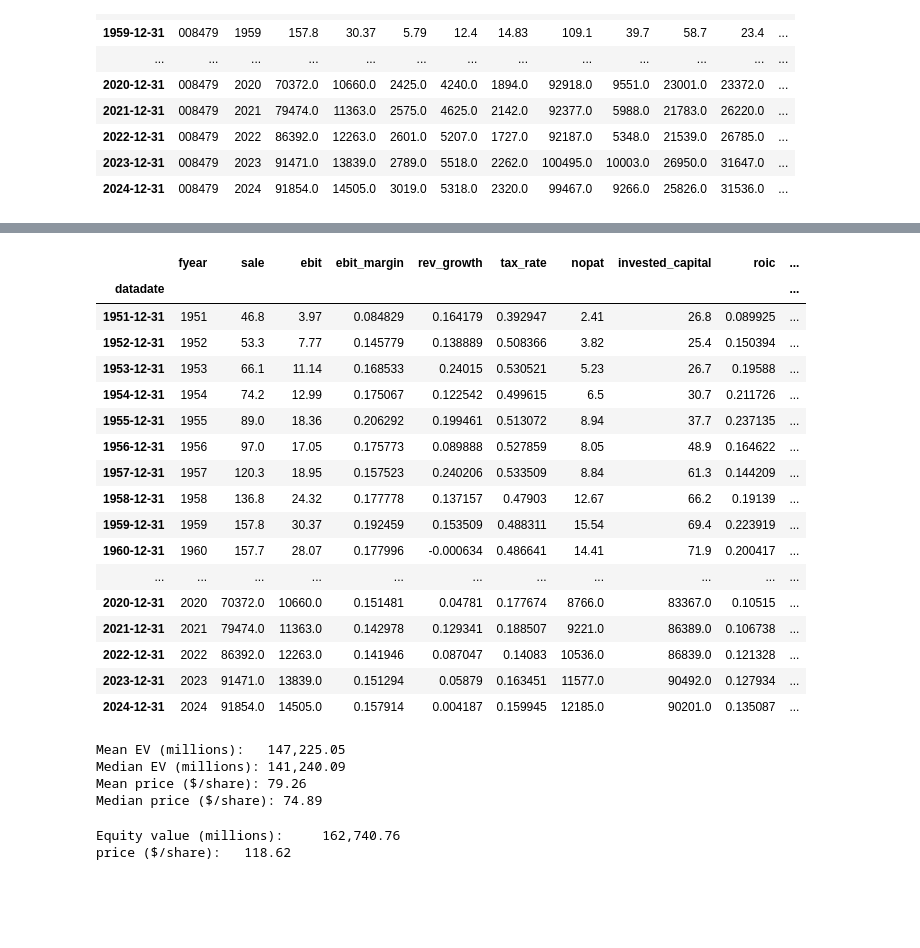
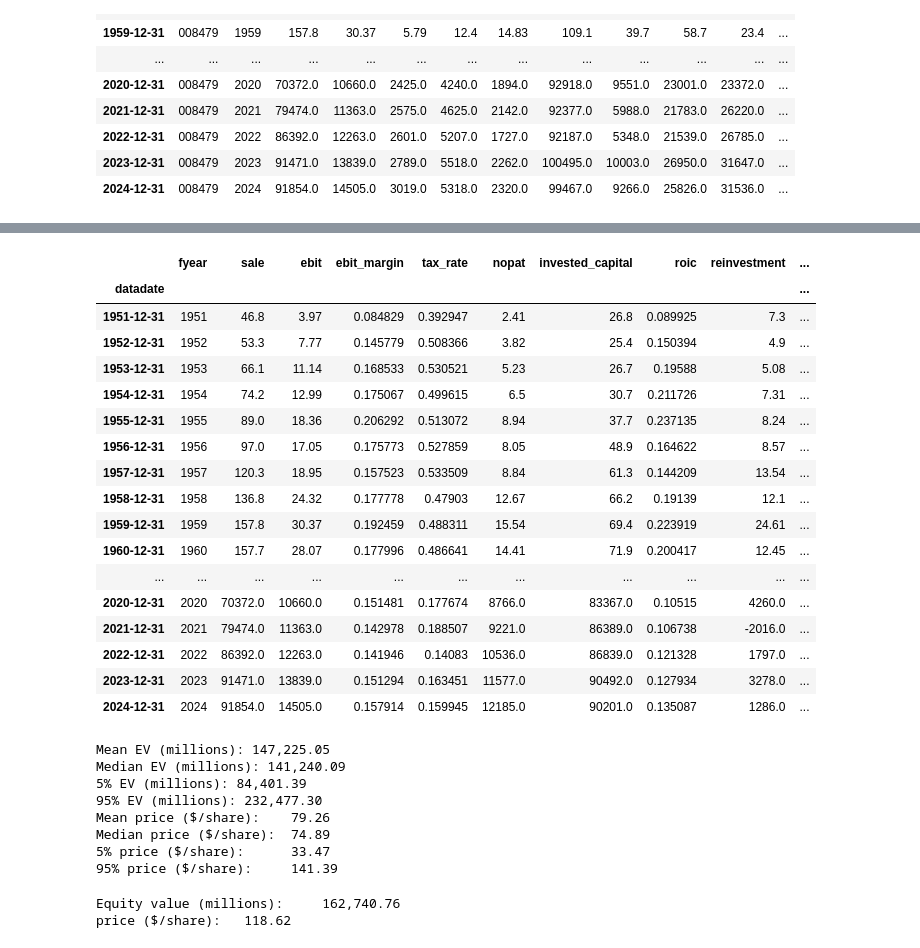
Before and after one commit to Edmontong/Bootcamp25_finalproject_Montecarlo_ROIC-based-DCF_valuation_model, a Jupyter notebook: final_project_bootcamp_montecarlo_dcf.ipynb, the cells around one changed output, grey strips where cells are left out. Drawn from its saved outputs; the diff is of its cells as text; code cells hidden in the pictures; blank space fills up the shorter version.

```diff
--- a/final_project_bootcamp_montecarlo_dcf.ipynb
+++ b/final_project_bootcamp_montecarlo_dcf.ipynb
@@ -149,51 +149,49 @@ memory usage: 10.4 KB
 # %%
 #computation for other financial using a portion of the dataframe's data
 # EBIT margin
 comp['ebit_margin'] = comp['ebit'] / comp['sale']
-# revenue growth
-comp['rev_growth'] = comp['sale'].pct_change()
 # raw effective tax rate = taxes / EBIT (avoid div by 0)
 comp['tax_rate'] = comp['txt'] / comp['ebit'].replace(0, np.nan)
 # NOPAT = EBIT * (1 - tax rate)
 comp['nopat'] = comp['ebit'] * (1 - comp['tax_rate'])
 # invested capital: total assets - cash
 comp['invested_capital'] = comp['at'] - comp['che']
 # ROIC = NOPAT_t / IC
 comp['roic'] = comp['nopat'] / comp['invested_capital']
 # Net working capital
 comp['nwc'] = comp['act'] - comp['lct']
 # Change in NWC
 comp['change_nwc'] = comp['nwc'] - comp['nwc'].shift(1)
 # Reinvestment = Capex - Depreciation + change in NWC
 comp['reinvestment'] = comp['capx'] - comp['dp'] + comp['change_nwc']
 # Reinvestment rate RR = Reinvestment / NOPAT
 comp['rr'] = comp['reinvestment'] / comp['nopat']
 #financial to be plugged in Monte carlo
 driver_cols = [
-    'fyear', 'sale', 'ebit', 'ebit_margin', 'rev_growth',
+    'fyear', 'sale', 'ebit', 'ebit_margin',
     'tax_rate', 'nopat', 'invested_capital', 'roic',
     'reinvestment', 'rr'] #key financials to be used for data which are plugged into monte carlo
 drivers = comp[driver_cols].dropna()
 drivers
 # %% [output]
-|  | fyear | sale | ebit | ebit_margin | rev_growth | tax_rate | nopat | invested_capital | roic | ... |
+|  | fyear | sale | ebit | ebit_margin | tax_rate | nopat | invested_capital | roic | reinvestment | ... |
 | datadate |  |  |  |  |  |  |  |  |  | ... |
-| 1951-12-31 | 1951 | 46.8 | 3.97 | 0.084829 | 0.164179 | 0.392947 | 2.41 | 26.8 | 0.089925 | ... |
-| 1952-12-31 | 1952 | 53.3 | 7.77 | 0.145779 | 0.138889 | 0.508366 | 3.82 | 25.4 | 0.150394 | ... |
-| 1953-12-31 | 1953 | 66.1 | 11.14 | 0.168533 | 0.24015 | 0.530521 | 5.23 | 26.7 | 0.19588 | ... |
-| 1954-12-31 | 1954 | 74.2 | 12.99 | 0.175067 | 0.122542 | 0.499615 | 6.5 | 30.7 | 0.211726 | ... |
-| 1955-12-31 | 1955 | 89.0 | 18.36 | 0.206292 | 0.199461 | 0.513072 | 8.94 | 37.7 | 0.237135 | ... |
-| 1956-12-31 | 1956 | 97.0 | 17.05 | 0.175773 | 0.089888 | 0.527859 | 8.05 | 48.9 | 0.164622 | ... |
-| 1957-12-31 | 1957 | 120.3 | 18.95 | 0.157523 | 0.240206 | 0.533509 | 8.84 | 61.3 | 0.144209 | ... |
-| 1958-12-31 | 1958 | 136.8 | 24.32 | 0.177778 | 0.137157 | 0.47903 | 12.67 | 66.2 | 0.19139 | ... |
-| 1959-12-31 | 1959 | 157.8 | 30.37 | 0.192459 | 0.153509 | 0.488311 | 15.54 | 69.4 | 0.223919 | ... |
-| 1960-12-31 | 1960 | 157.7 | 28.07 | 0.177996 | -0.000634 | 0.486641 | 14.41 | 71.9 | 0.200417 | ... |
+| 1951-12-31 | 1951 | 46.8 | 3.97 | 0.084829 | 0.392947 | 2.41 | 26.8 | 0.089925 | 7.3 | ... |
+| 1952-12-31 | 1952 | 53.3 | 7.77 | 0.145779 | 0.508366 | 3.82 | 25.4 | 0.150394 | 4.9 | ... |
+| 1953-12-31 | 1953 | 66.1 | 11.14 | 0.168533 | 0.530521 | 5.23 | 26.7 | 0.19588 | 5.08 | ... |
+| 1954-12-31 | 1954 | 74.2 | 12.99 | 0.175067 | 0.499615 | 6.5 | 30.7 | 0.211726 | 7.31 | ... |
+| 1955-12-31 | 1955 | 89.0 | 18.36 | 0.206292 | 0.513072 | 8.94 | 37.7 | 0.237135 | 8.24 | ... |
+| 1956-12-31 | 1956 | 97.0 | 17.05 | 0.175773 | 0.527859 | 8.05 | 48.9 | 0.164622 | 8.57 | ... |
+| 1957-12-31 | 1957 | 120.3 | 18.95 | 0.157523 | 0.533509 | 8.84 | 61.3 | 0.144209 | 13.54 | ... |
+| 1958-12-31 | 1958 | 136.8 | 24.32 | 0.177778 | 0.47903 | 12.67 | 66.2 | 0.19139 | 12.1 | ... |
+| 1959-12-31 | 1959 | 157.8 | 30.37 | 0.192459 | 0.488311 | 15.54 | 69.4 | 0.223919 | 24.61 | ... |
+| 1960-12-31 | 1960 | 157.7 | 28.07 | 0.177996 | 0.486641 | 14.41 | 71.9 | 0.200417 | 12.45 | ... |
 | ... | ... | ... | ... | ... | ... | ... | ... | ... | ... | ... |
-| 2020-12-31 | 2020 | 70372.0 | 10660.0 | 0.151481 | 0.04781 | 0.177674 | 8766.0 | 83367.0 | 0.10515 | ... |
-| 2021-12-31 | 2021 | 79474.0 | 11363.0 | 0.142978 | 0.129341 | 0.188507 | 9221.0 | 86389.0 | 0.106738 | ... |
-| 2022-12-31 | 2022 | 86392.0 | 12263.0 | 0.141946 | 0.087047 | 0.14083 | 10536.0 | 86839.0 | 0.121328 | ... |
-| 2023-12-31 | 2023 | 91471.0 | 13839.0 | 0.151294 | 0.05879 | 0.163451 | 11577.0 | 90492.0 | 0.127934 | ... |
-| 2024-12-31 | 2024 | 91854.0 | 14505.0 | 0.157914 | 0.004187 | 0.159945 | 12185.0 | 90201.0 | 0.135087 | ... |
+| 2020-12-31 | 2020 | 70372.0 | 10660.0 | 0.151481 | 0.177674 | 8766.0 | 83367.0 | 0.10515 | 4260.0 | ... |
+| 2021-12-31 | 2021 | 79474.0 | 11363.0 | 0.142978 | 0.188507 | 9221.0 | 86389.0 | 0.106738 | -2016.0 | ... |
+| 2022-12-31 | 2022 | 86392.0 | 12263.0 | 0.141946 | 0.14083 | 10536.0 | 86839.0 | 0.121328 | 1797.0 | ... |
+| 2023-12-31 | 2023 | 91471.0 | 13839.0 | 0.151294 | 0.163451 | 11577.0 | 90492.0 | 0.127934 | 3278.0 | ... |
+| 2024-12-31 | 2024 | 91854.0 | 14505.0 | 0.157914 | 0.159945 | 12185.0 | 90201.0 | 0.135087 | 1286.0 | ... |
 # %%
 #Second, code for Monte Carlo Simulation ROIC-based dcf model
 # %%
@@ -307,19 +304,41 @@ results = monte_carlo_dcf(
 
 equity_value = results["ev"] #Equity value
 prices = results["price"]  # per-share price
+#confidence intervak for valuations
+ev_p5, ev_p95 = np.percentile(equity_value, [5, 95])
+price_p5, price_p95 = np.percentile(prices, [5, 95])
 
-print(f"Mean EV (millions):   {equity_value.mean():,.2f}") #until 2 decimals
+
+#Equity value
+print(f"Mean EV (millions): {equity_value.mean():,.2f}") #until 2 decimals
 print(f"Median EV (millions): {np.median(equity_value):,.2f}")
-print(f"Mean price ($/share): {prices.mean():.2f}")
-print(f"Median price ($/share): {np.median(prices):.2f}")
+print(f"5% EV (millions): {ev_p5:,.2f}")
+print(f"95% EV (millions): {ev_p95:,.2f}")
+
+#Per share price
+print(f"Mean price ($/share):    {prices.mean():.2f}")
+print(f"Median price ($/share):  {np.median(prices):.2f}")
+print(f"5% price ($/share):      {price_p5:.2f}")
+print(f"95% price ($/share):     {price_p95:.2f}")
+
+
+# print(f"Mean EV (millions):   {equity_value.mean():,.2f}") #until 2 decimals
+# print(f"Median EV (millions): {np.median(equity_value):,.2f}")
+# print(f"Mean price ($/share): {prices.mean():.2f}")
+# print(f"Median price ($/share): {np.median(prices):.2f}")
+
 
 #below are our monte carlo ROIC-based DCF estimates
-#in comparison to current valuation: EV = 203.79 billion/ 203,790 millions; Per share price = 149.04 $
+#in comparison to Current Valuation: EV = 203.79 billion/ 203,790 millions; Per share price = 149.04 $
 # %% [output]
-Mean EV (millions):   147,225.05
+Mean EV (millions): 147,225.05
 Median EV (millions): 141,240.09
-Mean price ($/share): 79.26
-Median price ($/share): 74.89
+5% EV (millions): 84,401.39
+95% EV (millions): 232,477.30
+Mean price ($/share):    79.26
+Median price ($/share):  74.89
+5% price ($/share):      33.47
+95% price ($/share):     141.39
 # %%
 #in comparison, simple DCF which assumes constant FCF change rate
 # %%
```
Also changed, not shown: parts of 4 cells of this notebook.
